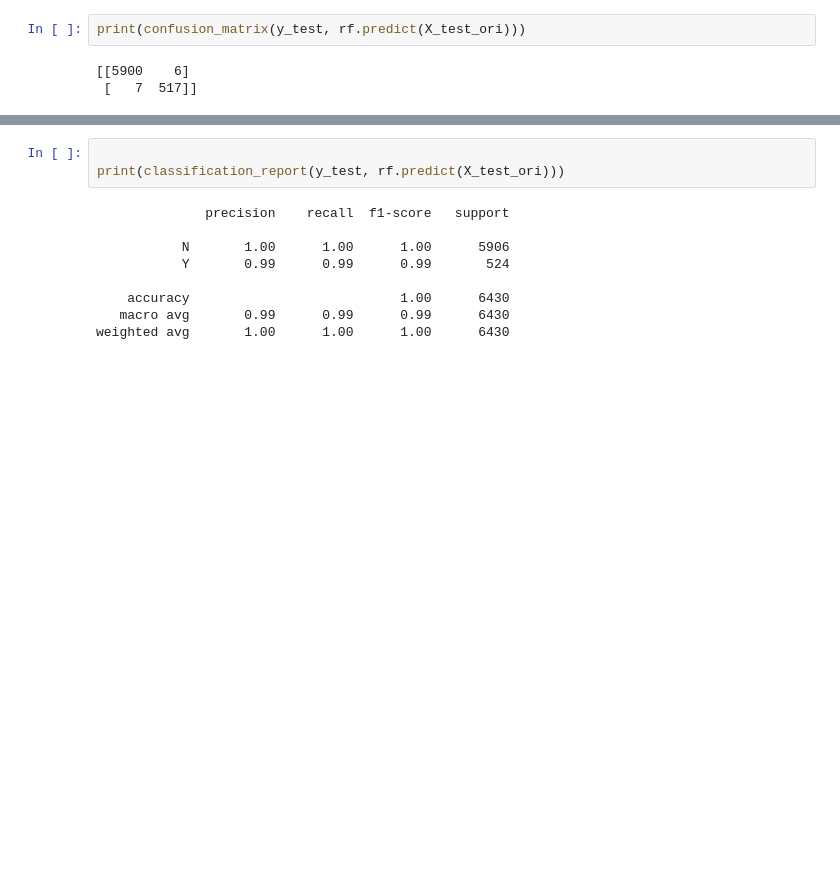
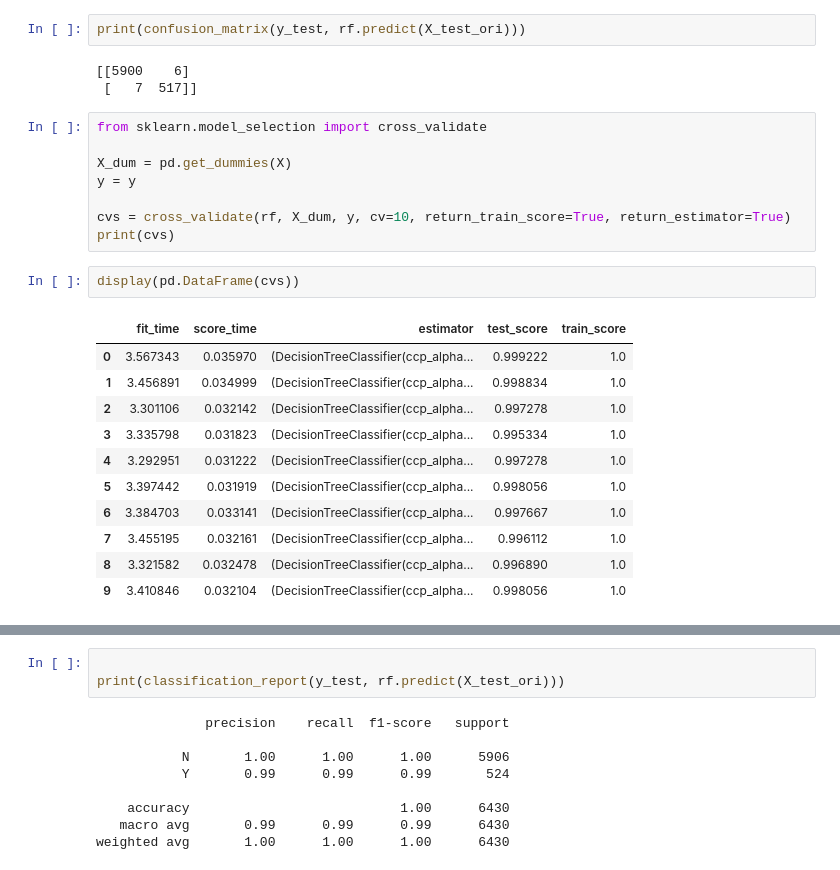
Before and after one commit to comet08/Asteroid_ML_project, a Jupyter notebook: Pha.ipynb, the cells around one changed output, grey strips where cells are left out. Saved outputs shown, nothing was run; the diff lists cells and outputs as text; blank space fills up the shorter version.

```diff
--- a/Pha.ipynb
+++ b/Pha.ipynb
@@ -622,3 +639,25 @@ print(confusion_matrix(y_test, rf.predict(X_test_ori)))
 # %% [output]
 [[5900    6]
  [   7  517]]
+# %%
+from sklearn.model_selection import cross_validate
+
+X_dum = pd.get_dummies(X)
+y = y
+
+cvs = cross_validate(rf, X_dum, y, cv=10, return_train_score=True, return_estimator=True)
+print(cvs)
+# %%
+display(pd.DataFrame(cvs))
+# %% [output]
+|  | fit_time | score_time | estimator | test_score | train_score |
+| 0 | 3.567343 | 0.035970 | (DecisionTreeClassifier(ccp_alpha... | 0.999222 | 1.0 |
+| 1 | 3.456891 | 0.034999 | (DecisionTreeClassifier(ccp_alpha... | 0.998834 | 1.0 |
+| 2 | 3.301106 | 0.032142 | (DecisionTreeClassifier(ccp_alpha... | 0.997278 | 1.0 |
+| 3 | 3.335798 | 0.031823 | (DecisionTreeClassifier(ccp_alpha... | 0.995334 | 1.0 |
+| 4 | 3.292951 | 0.031222 | (DecisionTreeClassifier(ccp_alpha... | 0.997278 | 1.0 |
+| 5 | 3.397442 | 0.031919 | (DecisionTreeClassifier(ccp_alpha... | 0.998056 | 1.0 |
+| 6 | 3.384703 | 0.033141 | (DecisionTreeClassifier(ccp_alpha... | 0.997667 | 1.0 |
+| 7 | 3.455195 | 0.032161 | (DecisionTreeClassifier(ccp_alpha... | 0.996112 | 1.0 |
+| 8 | 3.321582 | 0.032478 | (DecisionTreeClassifier(ccp_alpha... | 0.996890 | 1.0 |
+| 9 | 3.410846 | 0.032104 | (DecisionTreeClassifier(ccp_alpha... | 0.998056 | 1.0 |
```
Also changed, not shown: parts of 9 cells of this notebook.
